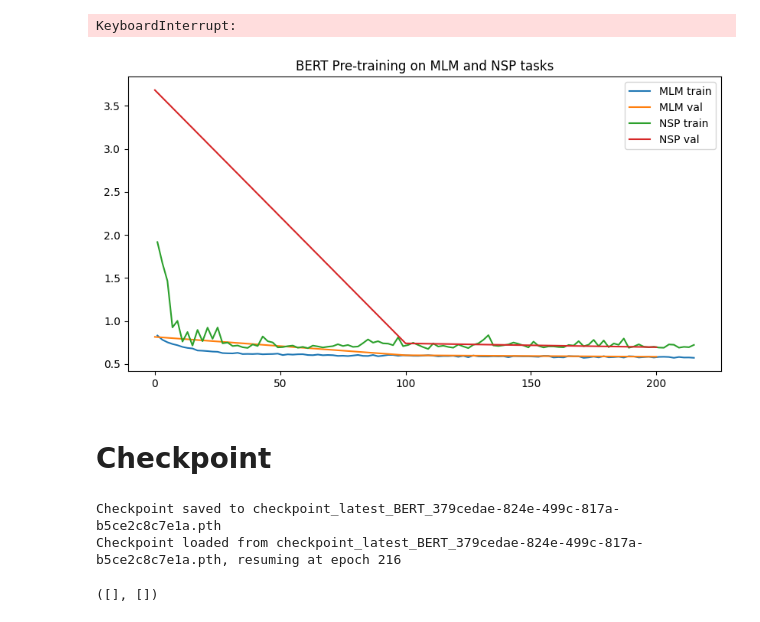
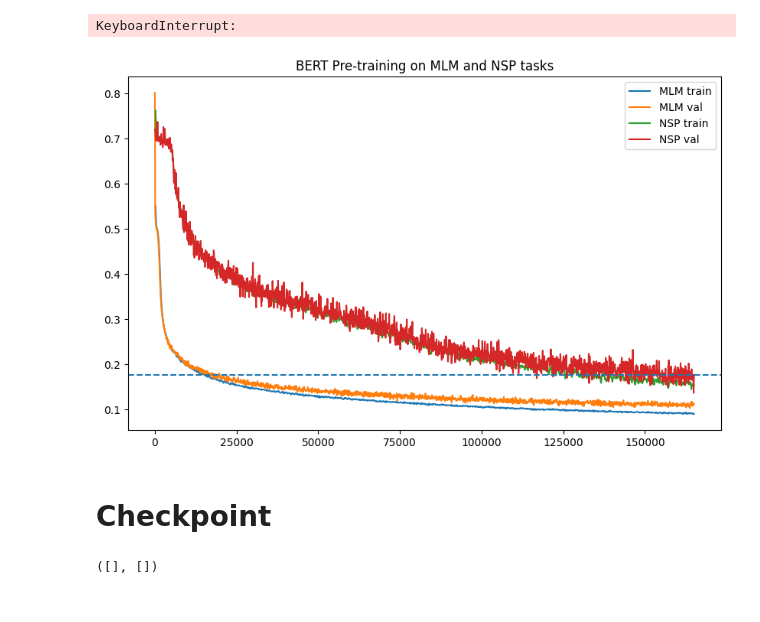
Before and after one commit to SolbiatiAlessandro/machine-learning, a Jupyter notebook: BERT/BERT.ipynb, the cells around one changed output. Drawn from its saved outputs; the diff is of its cells as text; code cells hidden in the pictures.

Commit message:
[BERT] wikitext2 pretrain complete, NSP val loss = 0.17, MLM val loss = 1.12

```diff
--- a/BERT/BERT.ipynb
+++ b/BERT/BERT.ipynb
@@ -540,14 +538,15 @@ KeyboardInterrupt:
 # %%
 from matplotlib import pyplot as plt
 
-plt.figure(figsize=(10, 5))
-plt.plot(*MLMloss.train_loss_series(aggr=2), label="MLM train")
+plt.figure(figsize=(10, 6))
+plt.plot(*MLMloss.train_loss_series(aggr=200), label="MLM train")
 plt.plot(*MLMloss.val_loss_series(), label="MLM val")
-plt.plot(*NSPloss.train_loss_series(aggr=2), label="NSP train")
+plt.plot(*NSPloss.train_loss_series(aggr=200), label="NSP train")
 plt.plot(*NSPloss.val_loss_series(), label="NSP val")
 plt.legend()
 plt.title("BERT Pre-training on MLM and NSP tasks")
+plt.axhline(NSPloss.val_loss[-1], linestyle="--")
 plt.show()
 # %% [output]
-[figure, old version]
+[figure, new version]
 # %%
@@ -587,12 +586,9 @@ def load_checkpoint(model, optimizer, checkpoint_path, MLMloss, NSPloss):
     return train_epoch, model_name
 
 
-checkpoint_path = save_checkpoint(model, optimizer, train_epoch, MLMloss, NSPloss, config.model_name)
+#checkpoint_path = save_checkpoint(model, optimizer, train_epoch, MLMloss, NSPloss, config.model_name)
 
-train_epoch, model_name = load_checkpoint(model, optimizer, checkpoint_path, MLMloss, NSPloss)
+#train_epoch, model_name = load_checkpoint(model, optimizer, checkpoint_path, MLMloss, NSPloss)
-# %% [output]
-Checkpoint saved to checkpoint_latest_BERT_379cedae-824e-499c-817a-b5ce2c8c7e1a.pth
-Checkpoint loaded from checkpoint_latest_BERT_379cedae-824e-499c-817a-b5ce2c8c7e1a.pth, resuming at epoch 216
 # %%
 MLMloss.train_loss_series()
 # %% [output]
```
Also changed, not shown: parts of 11 cells of this notebook.
